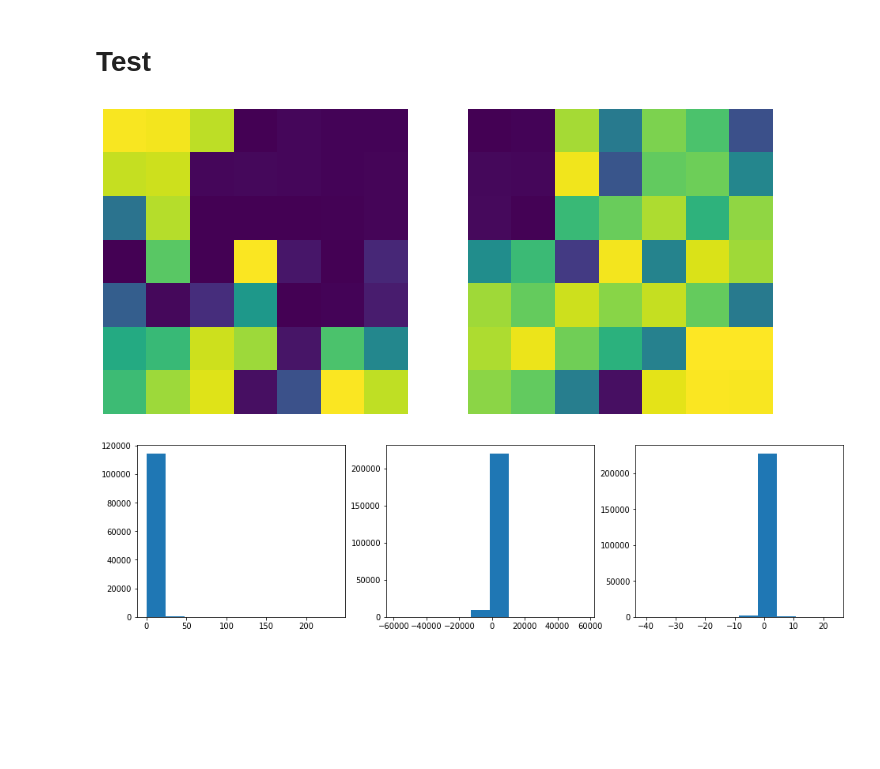
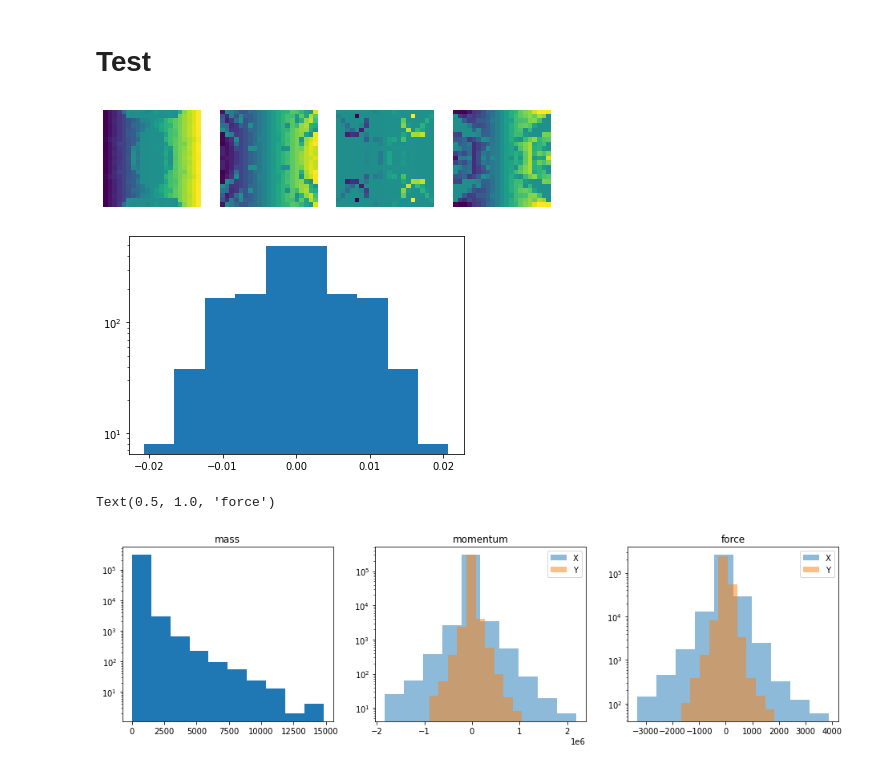
Before and after one commit to heysoos/neuralart, a Jupyter notebook: notebooks/physicsCA_pygame.ipynb, the cells around one changed output. Drawn from its saved outputs; the diff is of its cells as text; code cells hidden in the pictures; blank space fills up the shorter version.

```diff
--- a/notebooks/physicsCA_pygame.ipynb
+++ b/notebooks/physicsCA_pygame.ipynb
@@ -93,21 +92,31 @@ def WHEEL_beta(beta, direction):
 # Test
 # %%
 CHANNELS=2
-RADIUS=3
+RADIUS=10 # set to 1 if not using CPPN
 ca = physicsCA(CHANNELS=CHANNELS, RADIUS=RADIUS).cuda()
 # %%
 kernels = torch.cat([k for k in ca.rule.kernel], dim=0).cpu().detach().numpy()
 
-num_plot_kernels = np.min([6, CHANNELS])
-fig, axes = plt.subplots(1, num_plot_kernels, figsize=(12, 9))
+num_plot_kernels = kernels.shape[0]
+fig, axes = plt.subplots(1, num_plot_kernels, figsize=(8, 3))
 
-for j in range(num_plot_kernels):
-    kplot = kernels[j, :, :]
+if num_plot_kernels > 1:
+    for j in range(num_plot_kernels):
+        kplot = kernels[j, :, :]
+        kmax = np.max(np.abs(kplot))
+        axes[j].imshow(kplot, vmin=-kmax, vmax=kmax)
+        axes[j].axis('off')
+else:
+    kplot = kernels[0, :, :]
     kmax = np.max(np.abs(kplot))
-    axes[j].imshow(kplot, vmin=-kmax, vmax=kmax)
-    axes[j].axis('off')
+    axes.imshow(kplot, vmin=-kmax, vmax=kmax)
+    axes.axis('off')
 # %% [output]
-[figure, old version]
+[figure, new version]
+# %%
+plt.hist(kernels.reshape(-1)); plt.yscale('log')
+# %% [output]
+[figure, added]
 # %%
 # brush properties
 r = 20
@@ -249,7 +268,20 @@ out.release()
 # %%
 fig, axes = plt.subplots(1, 3, figsize=(16, 4))
 axes[0].hist(mass.reshape(-1).cpu().detach().numpy());
-axes[1].hist(momentum.reshape(-1).cpu().detach().numpy());
-axes[2].hist(force.reshape(-1).cpu().detach().numpy());
+axes[0].set_title('mass')
+axes[0].set_yscale('log')
+
+axes[1].hist(momentum[0].reshape(-1).cpu().detach().numpy(), alpha=0.5, label='X');
+axes[1].hist(momentum[1].reshape(-1).cpu().detach().numpy(), alpha=0.5, label='Y');
+axes[1].set_yscale('log')
+axes[1].legend()
+axes[1].set_title('momentum')
+
+axes[2].hist(force[0].reshape(-1).cpu().detach().numpy(), alpha=0.5, label='X');
+axes[2].hist(force[1].reshape(-1).cpu().detach().numpy(), alpha=0.5, label='Y');
+axes[2].set_yscale('log')
+axes[2].legend()
+axes[2].set_title('force')
 # %% [output]
+Text(0.5, 1.0, 'force')
-[figure, old version]
+[figure, new version]
```
Also changed, not shown: parts of 4 cells of this notebook, 1 other file.
